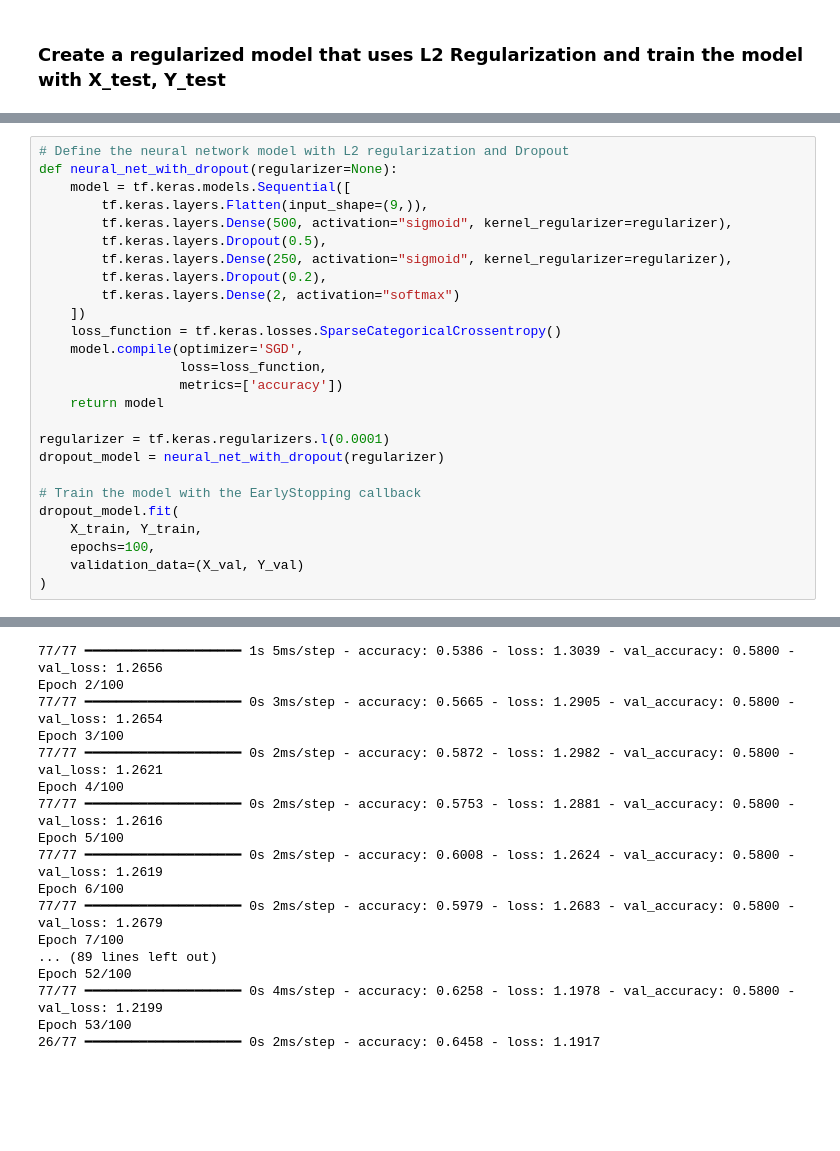
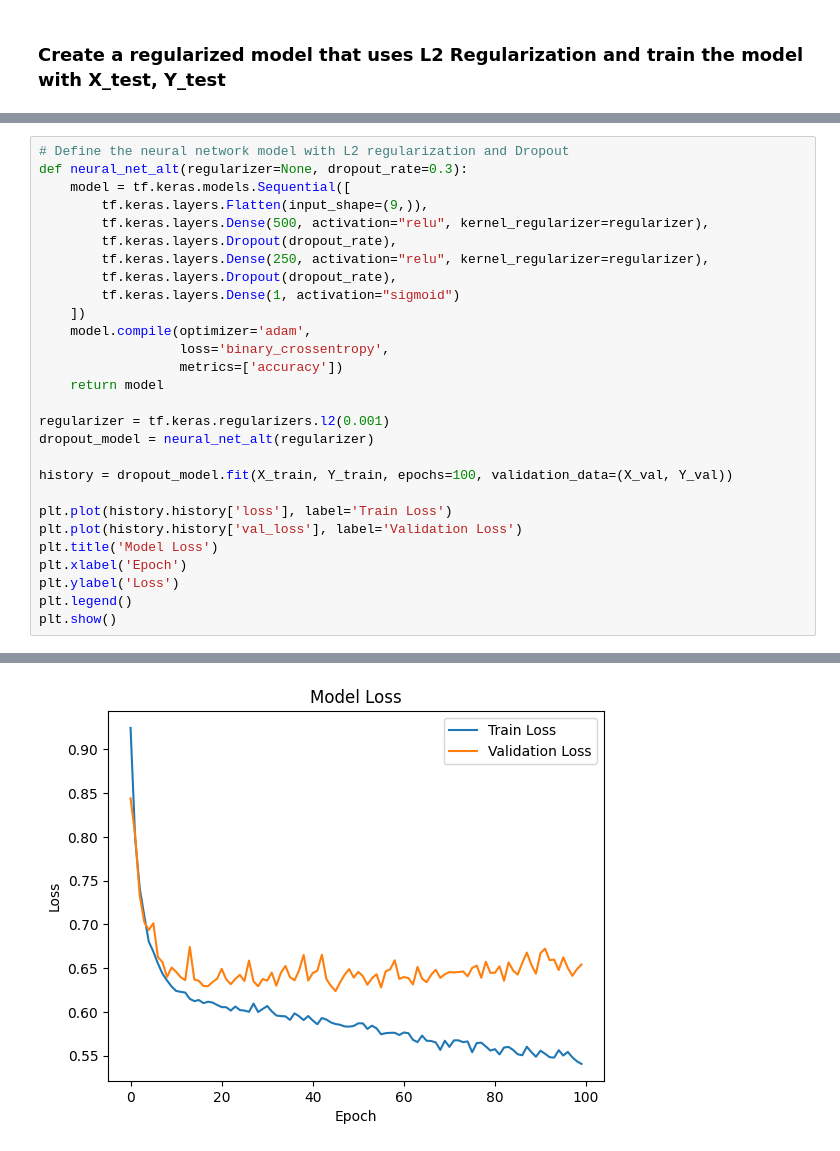
Before and after one commit to ZigaLarissa/water_quality_model, a Jupyter notebook: model.ipynb, the cells around one changed output, grey strips where cells are left out. Drawn from its saved outputs; the diff is of its cells as text; blank space fills up the shorter version.

```diff
--- a/model.ipynb
+++ b/model.ipynb
@@ -301,29 +325,31 @@ Epoch 100/100
 Our model currently has an accuracy of 89.14% and a loss of 0.34 on the training data and 64.96% accuracy and a loss of 0.86, suggesting a possible case of `Overfitting`. Now let's try to implement early stopping.
 # %%
 # Define the neural network model with L2 regularization and Dropout
-def neural_net_with_dropout(regularizer=None):
+def neural_net_alt(regularizer=None, dropout_rate=0.3):
     model = tf.keras.models.Sequential([
         tf.keras.layers.Flatten(input_shape=(9,)),
-        tf.keras.layers.Dense(500, activation="sigmoid", kernel_regularizer=regularizer),
-        tf.keras.layers.Dropout(0.5),
-        tf.keras.layers.Dense(250, activation="sigmoid", kernel_regularizer=regularizer),
-        tf.keras.layers.Dropout(0.2),
-        tf.keras.layers.Dense(2, activation="softmax")
+        tf.keras.layers.Dense(500, activation="relu", kernel_regularizer=regularizer),
+        tf.keras.layers.Dropout(dropout_rate),
+        tf.keras.layers.Dense(250, activation="relu", kernel_regularizer=regularizer),
+        tf.keras.layers.Dropout(dropout_rate),
+        tf.keras.layers.Dense(1, activation="sigmoid")
     ])
-    loss_function = tf.keras.losses.SparseCategoricalCrossentropy()
-    model.compile(optimizer='SGD',
-                  loss=loss_function,
+    model.compile(optimizer='adam',
+                  loss='binary_crossentropy',
                   metrics=['accuracy'])
     return model
 
-regularizer = tf.keras.regularizers.l(0.0001)
-dropout_model = neural_net_with_dropout(regularizer)
+regularizer = tf.keras.regularizers.l2(0.001)
+dropout_model = neural_net_alt(regularizer)
 
-# Train the model with the EarlyStopping callback
-dropout_model.fit(
-    X_train, Y_train,
-    epochs=100,
-    validation_data=(X_val, Y_val)
-)
+history = dropout_model.fit(X_train, Y_train, epochs=100, validation_data=(X_val, Y_val))
+
+plt.plot(history.history['loss'], label='Train Loss')
+plt.plot(history.history['val_loss'], label='Validation Loss')
+plt.title('Model Loss')
+plt.xlabel('Epoch')
+plt.ylabel('Loss')
+plt.legend()
+plt.show()
 # %% [output]
 Epoch 1/100
@@ -330,17 +372 @@ Epoch 1/100
-77/77 ━━━━━━━━━━━━━━━━━━━━ 1s 5ms/step - accuracy: 0.5386 - loss: 1.3039 - val_accuracy: 0.5800 - val_loss: 1.2656
-Epoch 2/100
-77/77 ━━━━━━━━━━━━━━━━━━━━ 0s 3ms/step - accuracy: 0.5665 - loss: 1.2905 - val_accuracy: 0.5800 - val_loss: 1.2654
-Epoch 3/100
-77/77 ━━━━━━━━━━━━━━━━━━━━ 0s 2ms/step - accuracy: 0.5872 - loss: 1.2982 - val_accuracy: 0.5800 - val_loss: 1.2621
-Epoch 4/100
-77/77 ━━━━━━━━━━━━━━━━━━━━ 0s 2ms/step - accuracy: 0.5753 - loss: 1.2881 - val_accuracy: 0.5800 - val_loss: 1.2616
-Epoch 5/100
-77/77 ━━━━━━━━━━━━━━━━━━━━ 0s 2ms/step - accuracy: 0.6008 - loss: 1.2624 - val_accuracy: 0.5800 - val_loss: 1.2619
-Epoch 6/100
-77/77 ━━━━━━━━━━━━━━━━━━━━ 0s 2ms/step - accuracy: 0.5979 - loss: 1.2683 - val_accuracy: 0.5800 - val_loss: 1.2679
-Epoch 7/100
-... (89 lines left out)
-Epoch 52/100
-77/77 ━━━━━━━━━━━━━━━━━━━━ 0s 4ms/step - accuracy: 0.6258 - loss: 1.1978 - val_accuracy: 0.5800 - val_loss: 1.2199
-Epoch 53/100
-26/77 ━━━━━━━━━━━━━━━━━━━━ 0s 2ms/step - accuracy: 0.6458 - loss: 1.1917
+[figure, added]
```
Also changed, not shown: parts of 13 cells of this notebook.
